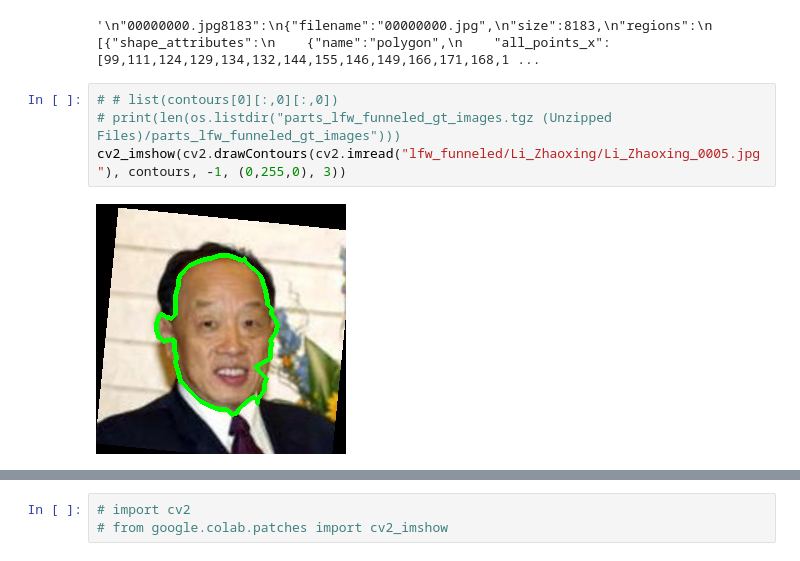
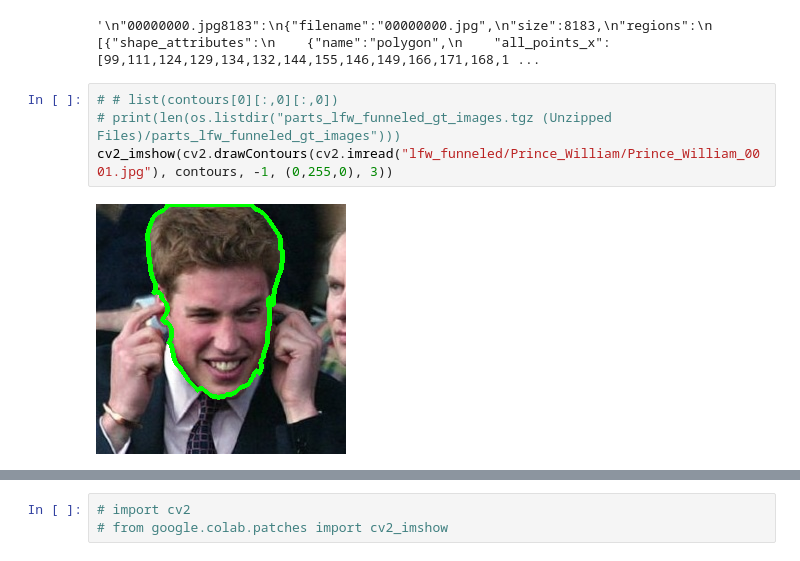
Before and after one commit to nicolenair/fine-tune-MaskRcnn, a Jupyter notebook: data_preprocess_from_masks.ipynb, the cells around one changed output, grey strips where cells are left out. Drawn from its saved outputs; the diff is of its cells as text.

```diff
--- a/data_preprocess_from_masks.ipynb
+++ b/data_preprocess_from_masks.ipynb
@@ -66,7 +65,7 @@ print(len(os.listdir("/content/gdrive/My Drive/fine-tune-MaskRcnn/beagle/val/"))
 # %%
 # # list(contours[0][:,0][:,0])
 # print(len(os.listdir("parts_lfw_funneled_gt_images.tgz (Unzipped Files)/parts_lfw_funneled_gt_images")))
-cv2_imshow(cv2.drawContours(cv2.imread("lfw_funneled/Li_Zhaoxing/Li_Zhaoxing_0005.jpg"), contours, -1, (0,255,0), 3))
+cv2_imshow(cv2.drawContours(cv2.imread("lfw_funneled/Prince_William/Prince_William_0001.jpg"), contours, -1, (0,255,0), 3))
 # %% [output]
-[figure, old version]
+[figure, new version]
 # %%
```
Also changed, not shown: parts of 9 cells of this notebook.
